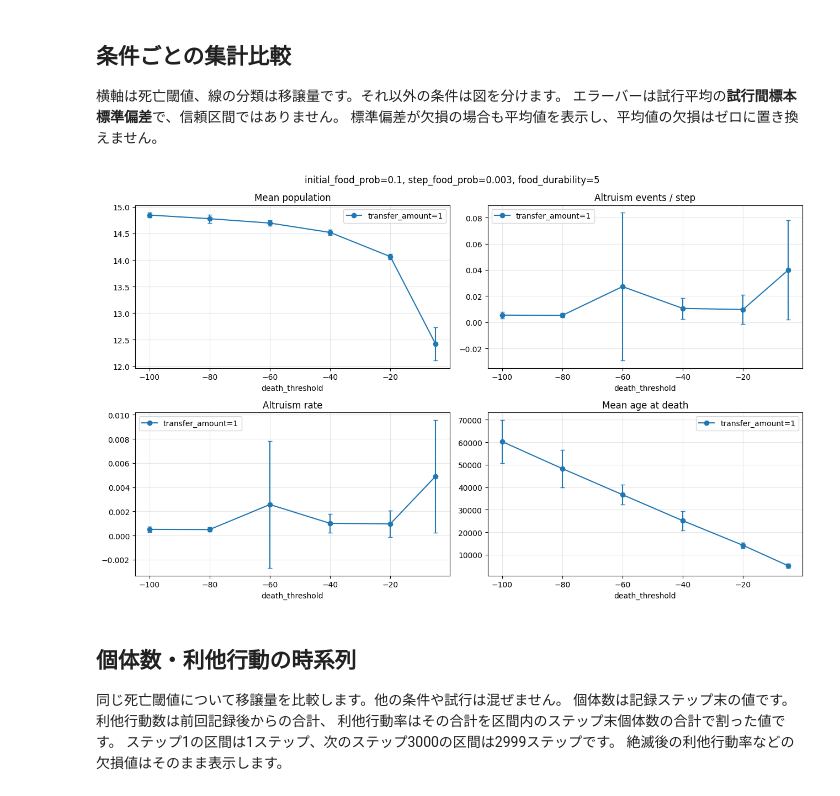
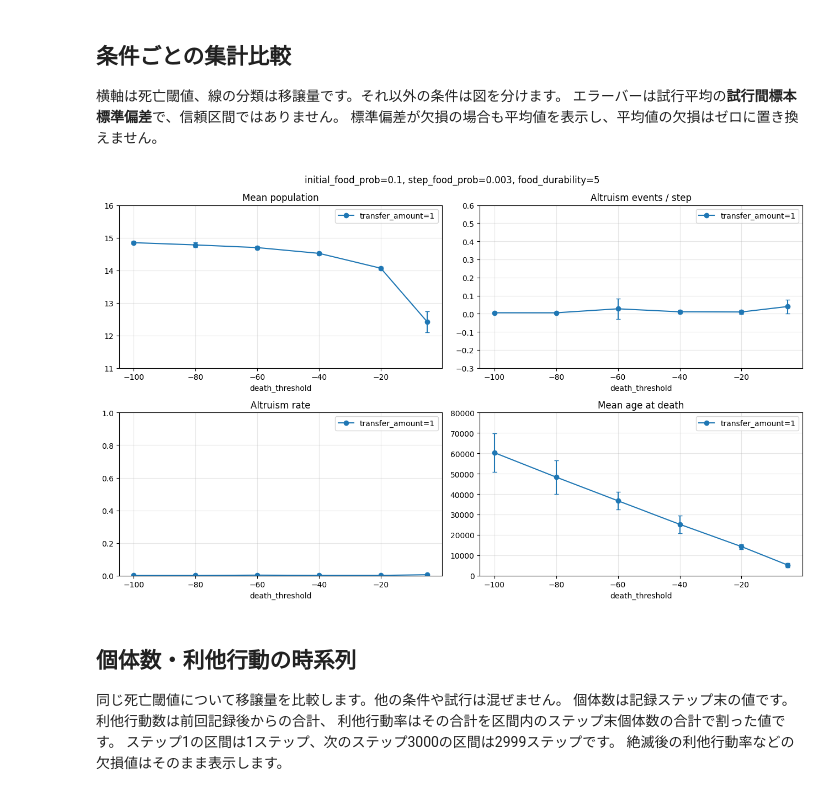
Before and after one commit to bcl-group/2703-nishimura-bachelor-thesis, a Jupyter notebook: project/notebooks/analysis_exp_v4_3.ipynb, the cells around one changed output. Drawn from its saved outputs; the diff is of its cells as text; code cells hidden in the pictures.

```diff
--- a/project/notebooks/analysis_exp_v4_3.ipynb
+++ b/project/notebooks/analysis_exp_v4_3.ipynb
@@ -116,34 +116,48 @@ def grouped(frame, columns):
 
 def condition_title(frame, columns):
     return ", ".join(f"{key}={frame[key].iloc[0]}" for key in columns)
 
 metrics = [("avg_population", "std_population", "Mean population"),
            ("avg_altruism_count", "std_altruism_count", "Altruism events / step"),
            ("avg_altruism_rate", "std_altruism_rate", "Altruism rate"),
            ("avg_death_age", "std_death_age", "Mean age at death")]
+
+# 各グラフのy軸レンジ指定
+y_limits = {
+    "Mean population": (11, 16),        # 上下反転させたい場合は (16, 11) にしてください
+    "Altruism events / step": (-0.3, 0.6),
+    "Altruism rate": (0, 1),
+    "Mean age at death": (0, 80000),
+}
+
 comparison_df = filter_rows(summary_df, comparison_filters)
 if comparison_df.empty:
     print("指定条件の集計データがありません。")
 other_columns = [c for c in condition_columns if c not in (x_parameter, series_parameter)]
 for _, group in grouped(comparison_df, other_columns):
     fig, axes = plt.subplots(2, 2, figsize=(13, 8))
     for value, line in grouped(group, [series_parameter]):
         line = line.sort_values(x_parameter)
         label = f"{series_parameter}={line[series_parameter].iloc[0]}"
         for axis, (mean, std, title) in zip(axes.flat, metrics):
             artist, = axis.plot(line[x_parameter], line[mean], "o-", label=label)
             valid = line[mean].notna() & line[std].notna()
             axis.errorbar(line.loc[valid, x_parameter], line.loc[valid, mean],
                           yerr=line.loc[valid, std], fmt="none", capsize=3,
                           color=artist.get_color())
             axis.set(title=title, xlabel=x_parameter)
+
+            # y軸のレンジを適用
+            if title in y_limits:
+                axis.set_ylim(y_limits[title])
+
             axis.grid(alpha=0.3)
             axis.legend()
     fig.suptitle(condition_title(group, other_columns))
     fig.tight_layout()
     plt.show()
 # %% [output]
-[figure, old version]
+[figure, new version]
 # %% [markdown]
 ## 個体数・利他行動の時系列
 
```
Also changed, not shown: 10 other files.
